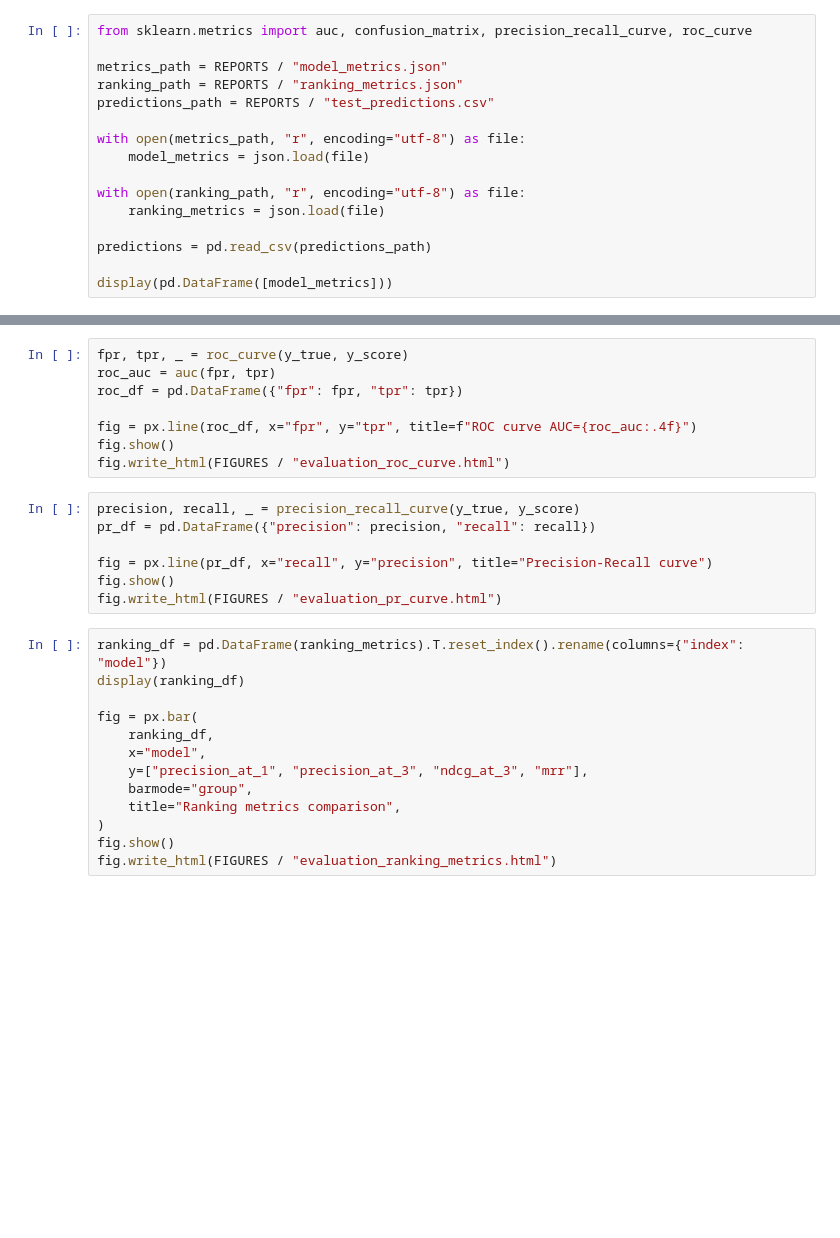
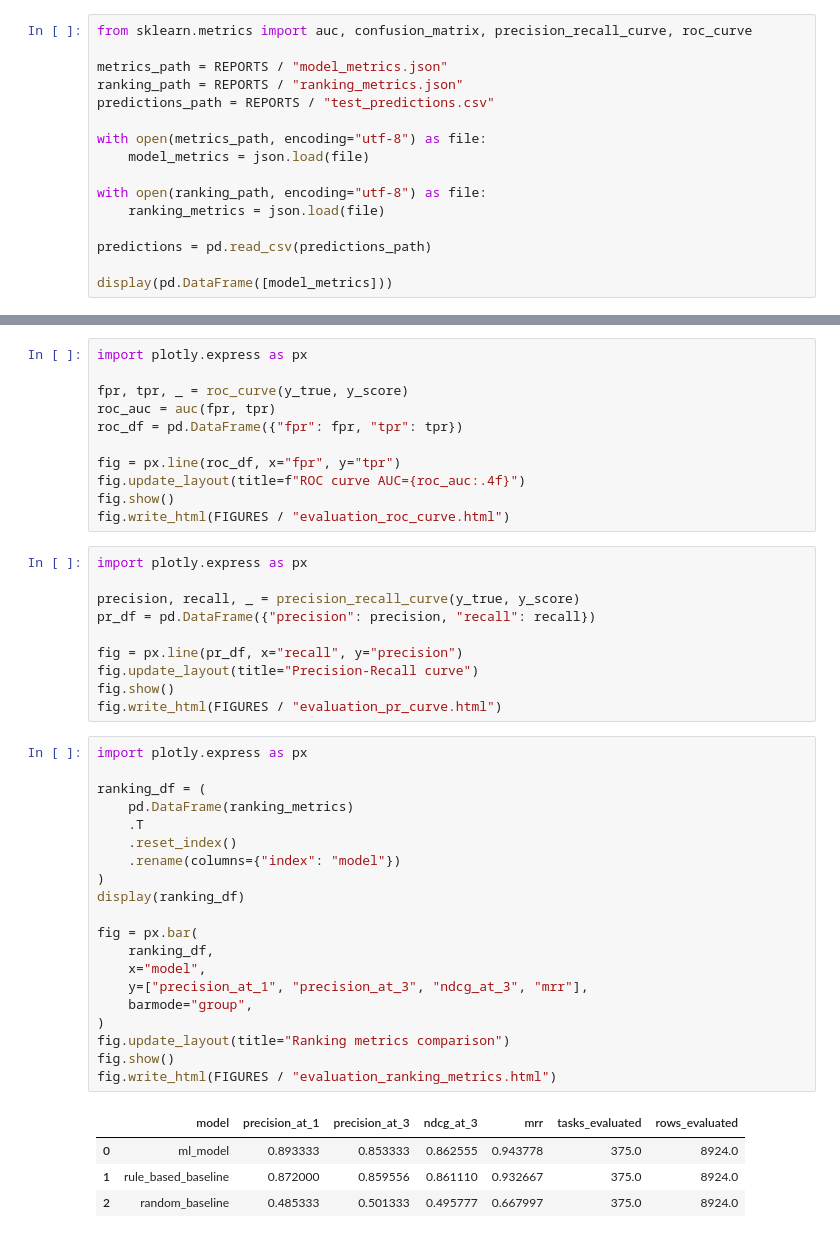
Before and after one commit to TheAndreyZakharov/COMPASS-AI, a Jupyter notebook: notebooks/04_model_evaluation.ipynb, the cells around one changed output, grey strips where cells are left out. Saved outputs shown, nothing was run; the diff lists cells and outputs as text; blank space fills up the shorter version.

```diff
--- a/notebooks/04_model_evaluation.ipynb
+++ b/notebooks/04_model_evaluation.ipynb
@@ -36,10 +36,10 @@ metrics_path = REPORTS / "model_metrics.json"
 ranking_path = REPORTS / "ranking_metrics.json"
 predictions_path = REPORTS / "test_predictions.csv"
 
-with open(metrics_path, "r", encoding="utf-8") as file:
+with open(metrics_path, encoding="utf-8") as file:
     model_metrics = json.load(file)
 
-with open(ranking_path, "r", encoding="utf-8") as file:
+with open(ranking_path, encoding="utf-8") as file:
     ranking_metrics = json.load(file)
 
 predictions = pd.read_csv(predictions_path)
@@ -59,30 +73,48 @@ fig = px.imshow(cm_df, text_auto=True, title="Confusion matrix")
 fig.show()
 fig.write_html(FIGURES / "evaluation_confusion_matrix.html")
 # %%
+import plotly.express as px
+
 fpr, tpr, _ = roc_curve(y_true, y_score)
 roc_auc = auc(fpr, tpr)
 roc_df = pd.DataFrame({"fpr": fpr, "tpr": tpr})
 
-fig = px.line(roc_df, x="fpr", y="tpr", title=f"ROC curve AUC={roc_auc:.4f}")
+fig = px.line(roc_df, x="fpr", y="tpr")
+fig.update_layout(title=f"ROC curve AUC={roc_auc:.4f}")
 fig.show()
 fig.write_html(FIGURES / "evaluation_roc_curve.html")
 # %%
+import plotly.express as px
+
 precision, recall, _ = precision_recall_curve(y_true, y_score)
 pr_df = pd.DataFrame({"precision": precision, "recall": recall})
 
-fig = px.line(pr_df, x="recall", y="precision", title="Precision-Recall curve")
+fig = px.line(pr_df, x="recall", y="precision")
+fig.update_layout(title="Precision-Recall curve")
 fig.show()
 fig.write_html(FIGURES / "evaluation_pr_curve.html")
 # %%
-ranking_df = pd.DataFrame(ranking_metrics).T.reset_index().rename(columns={"index": "model"})
+import plotly.express as px
+
+ranking_df = (
+    pd.DataFrame(ranking_metrics)
+    .T
+    .reset_index()
+    .rename(columns={"index": "model"})
+)
 display(ranking_df)
 
 fig = px.bar(
     ranking_df,
     x="model",
     y=["precision_at_1", "precision_at_3", "ndcg_at_3", "mrr"],
     barmode="group",
-    title="Ranking metrics comparison",
 )
+fig.update_layout(title="Ranking metrics comparison")
 fig.show()
 fig.write_html(FIGURES / "evaluation_ranking_metrics.html")
+# %% [output]
+|  | model | precision_at_1 | precision_at_3 | ndcg_at_3 | mrr | tasks_evaluated | rows_evaluated |
+| 0 | ml_model | 0.893333 | 0.853333 | 0.862555 | 0.943778 | 375.0 | 8924.0 |
+| 1 | rule_based_baseline | 0.872000 | 0.859556 | 0.861110 | 0.932667 | 375.0 | 8924.0 |
+| 2 | random_baseline | 0.485333 | 0.501333 | 0.495777 | 0.667997 | 375.0 | 8924.0 |
```
Also changed, not shown: parts of 5 cells of this notebook, 25 other files.
